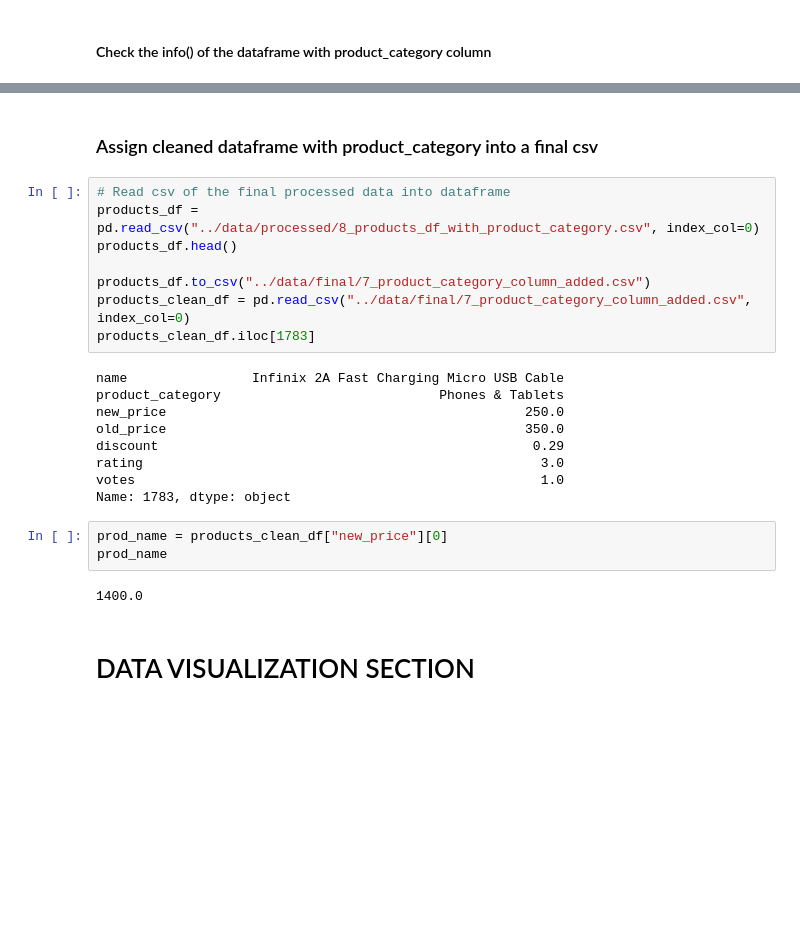
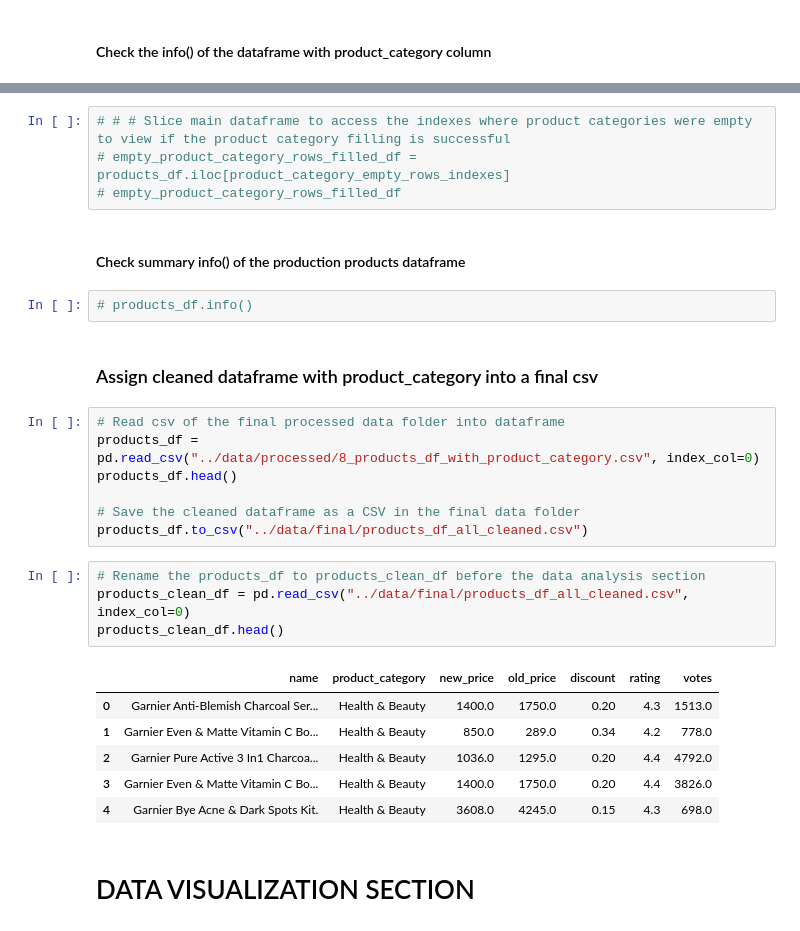
Before and after one commit to mutumagitonga/Jumia-WebScrape-Hackathon, a Jupyter notebook: notebooks/1_jumia_webscrape.ipynb, the cells around one changed output, grey strips where cells are left out. Drawn from its saved outputs; the diff is of its cells as text; blank space fills up the shorter version.

```diff
--- a/notebooks/1_jumia_webscrape.ipynb
+++ b/notebooks/1_jumia_webscrape.ipynb
@@ -698,27 +748,31 @@ memory usage: 125.0+ KB
+# %%
+# # # Slice main dataframe to access the indexes where product categories were empty to view if the product category filling is successful
+# empty_product_category_rows_filled_df = products_df.iloc[product_category_empty_rows_indexes]
+# empty_product_category_rows_filled_df
+# %% [markdown]
+#### Check summary info() of the production products dataframe
+# %%
+# products_df.info()
 # %% [markdown]
 ### Assign cleaned dataframe with product_category into a final csv
 # %%
-# Read csv of the final processed data into dataframe
+# Read csv of the final processed data folder into dataframe
 products_df = pd.read_csv("../data/processed/8_products_df_with_product_category.csv", index_col=0)
 products_df.head()
 
-products_df.to_csv("../data/final/7_product_category_column_added.csv")
-products_clean_df = pd.read_csv("../data/final/7_product_category_column_added.csv", index_col=0)
-products_clean_df.iloc[1783]
+# Save the cleaned dataframe as a CSV in the final data folder
+products_df.to_csv("../data/final/products_df_all_cleaned.csv")
-# %% [output]
-name                Infinix 2A Fast Charging Micro USB Cable
-product_category                            Phones & Tablets
-new_price                                              250.0
-old_price                                              350.0
-discount                                                0.29
-rating                                                   3.0
-votes                                                    1.0
-Name: 1783, dtype: object
 # %%
-prod_name = products_clean_df["new_price"][0]
-prod_name
+# Rename the products_df to products_clean_df before the data analysis section
+products_clean_df = pd.read_csv("../data/final/products_df_all_cleaned.csv", index_col=0)
+products_clean_df.head()
 # %% [output]
-1400.0
+|  | name | product_category | new_price | old_price | discount | rating | votes |
+| 0 | Garnier Anti-Blemish Charcoal Ser... | Health & Beauty | 1400.0 | 1750.0 | 0.20 | 4.3 | 1513.0 |
+| 1 | Garnier Even & Matte Vitamin C Bo... | Health & Beauty | 850.0 | 289.0 | 0.34 | 4.2 | 778.0 |
+| 2 | Garnier Pure Active 3 In1 Charcoa... | Health & Beauty | 1036.0 | 1295.0 | 0.20 | 4.4 | 4792.0 |
+| 3 | Garnier Even & Matte Vitamin C Bo... | Health & Beauty | 1400.0 | 1750.0 | 0.20 | 4.4 | 3826.0 |
+| 4 | Garnier Bye Acne & Dark Spots Kit. | Health & Beauty | 3608.0 | 4245.0 | 0.15 | 4.3 | 698.0 |
 # %% [markdown]
 # DATA VISUALIZATION SECTION
 # %% [markdown]
```
Also changed, not shown: parts of 7 cells of this notebook.
